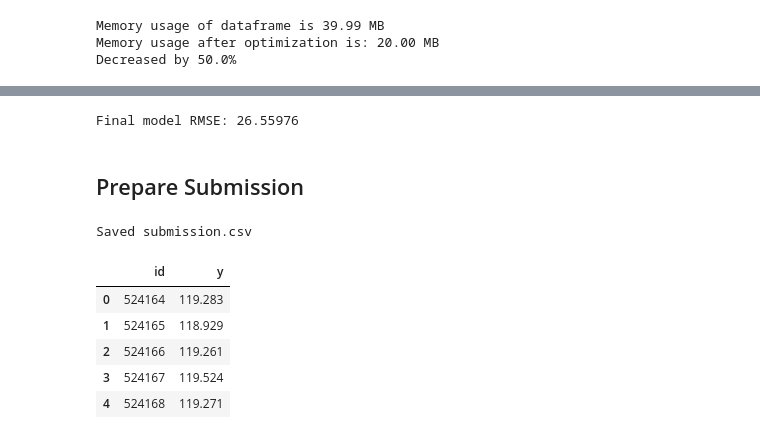
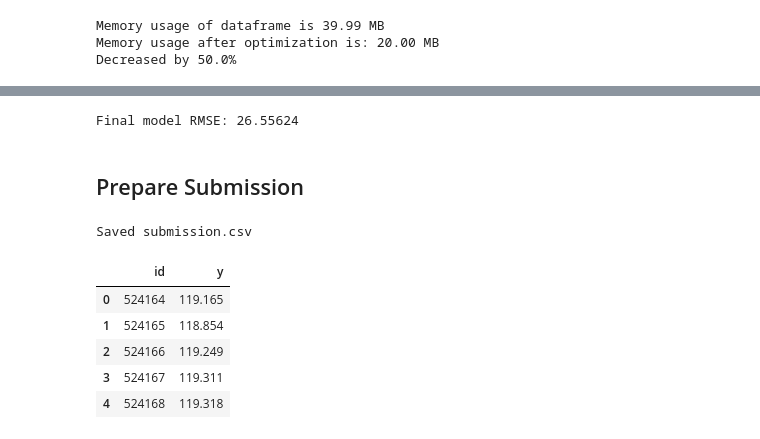
Before and after one commit to SteveTarter/kaggle-playground-series, a Jupyter notebook: 2025/s5e9/BPM Prediction 2 (S5E9).ipynb, the cells around one changed output, grey strips where cells are left out. Drawn from its saved outputs; the diff is of its cells as text; code cells hidden in the pictures.

```diff
--- a/2025/s5e9/BPM Prediction 2 (S5E9).ipynb
+++ b/2025/s5e9/BPM Prediction 2 (S5E9).ipynb
@@ -1286,7 +1286,7 @@ class PandasPreprocessor:
 
     # New: Polynomial Feature controls
     poly_features_degree: int = 2
-    poly_features_n: int = 10
+    poly_features_n: int = 5
     use_float16: bool = False
 
     # learned parameters (filled on fit)
@@ -1537,7 +1537,11 @@ class PandasPreprocessor:
             X_top = df[self.top_features_]
 
             # Use PolynomialFeatures on this smaller, selected set of features
-            poly = PolynomialFeatures(degree=self.poly_features_degree, include_bias=False)
+            poly = PolynomialFeatures(
+                degree=self.poly_features_degree,
+                interaction_only=True,   # <- keeps x_i * x_j, drops x_i^2
+                include_bias=False
+            )
             poly_features = poly.fit_transform(X_top)
 
             # Get the new column names and convert back to a DataFrame
@@ -1730,39 +1782,23 @@ OOF RMSE: 26.45987 | Mean best_iteration: 26
 # %%
-# -------- Final model on all data (use a slightly conservative cap) --------
-dall = xgb.DMatrix(X_train, label=y_train)
-final_booster = xgb.train(
-    params=booster_params,
-    dtrain=dall,
-    num_boost_round=int(best_n * 1.10),  # +10% headroom
-    evals=[],
-    verbose_eval=100,
-)
-
-
 # Use the Original data set as a validation set.
-dval = xgb.DMatrix(X_valid)
-val_preds = final_booster.predict(dval)
+val_preds = predict_new(X_valid, fold_models, models_in_sqrt_space=False)
 rmse = np.sqrt(mean_squared_error(y_valid, val_preds))
 print(f"Final model RMSE: {rmse:.5f}")
 # %% [output]
-Final model RMSE: 26.55976
+Final model RMSE: 26.55624
 # %% [markdown]
 ## Prepare Submission
 # %%
-# Generate the predictions
-dtest = xgb.DMatrix(X_test)
-test_preds = final_booster.predict(dtest)
-
 # Build submission
-submission = pd.DataFrame({"id": test_ids, "y": test_preds})
+submission = pd.DataFrame({"id": test_ids, "y": test_blend})
 submission.to_csv("submission.csv", index=False)
 print("Saved submission.csv")
 submission.head()
 # %% [output]
 Saved submission.csv
 |  | id | y |
-| 0 | 524164 | 119.283 |
-| 1 | 524165 | 118.929 |
-| 2 | 524166 | 119.261 |
-| 3 | 524167 | 119.524 |
-| 4 | 524168 | 119.271 |
+| 0 | 524164 | 119.165 |
+| 1 | 524165 | 118.854 |
+| 2 | 524166 | 119.249 |
+| 3 | 524167 | 119.311 |
+| 4 | 524168 | 119.318 |
```
Also changed, not shown: parts of 4 cells of this notebook.
